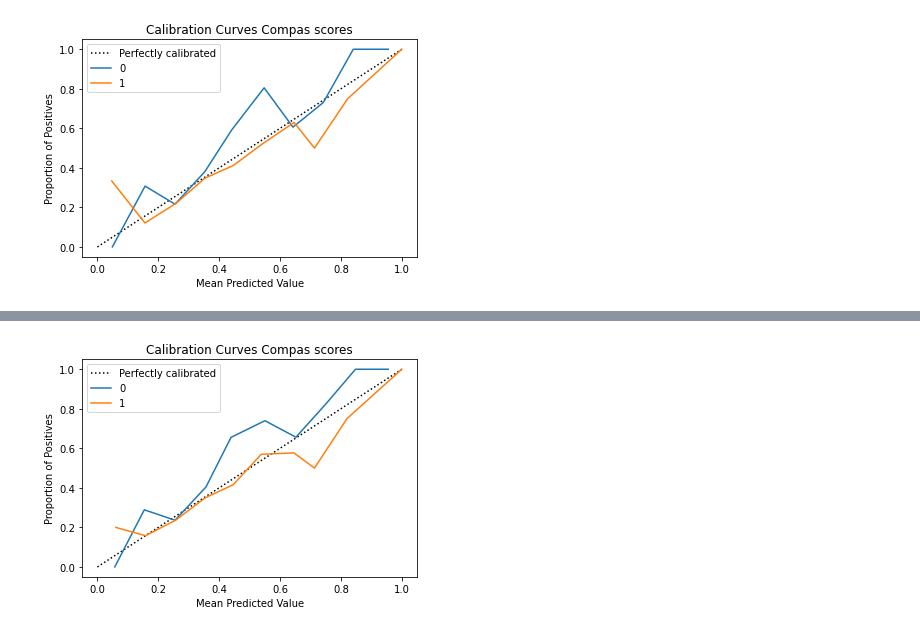
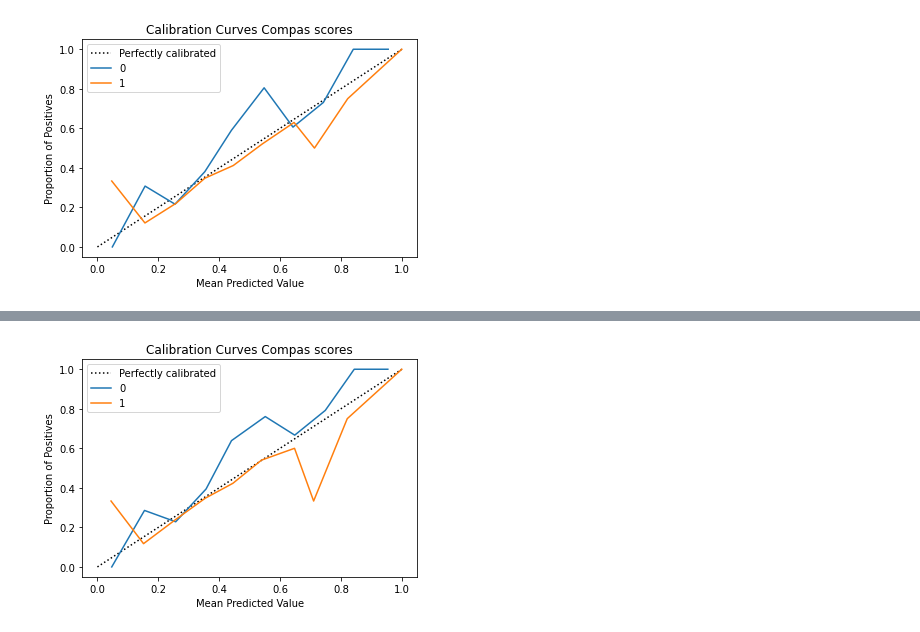
Before and after one commit to youkkka/Thesis-Experiments, a Jupyter notebook: Compas_experiment.ipynb, the cells around one changed output, grey strips where cells are left out. Cells and saved outputs as stored; diff of their text form; code cells hidden in the pictures.

```diff
--- a/Compas_experiment.ipynb
+++ b/Compas_experiment.ipynb
@@ -137,0 +142,5 @@ data = compas_bin
+# %%
+compas['sex'] = (compas['sex'] == 'Male').astype(int) # Male = 1, Female = 0
+compas['race'] = (compas['race'] == 'Caucasian').astype(int) # Caucasian = 1, African-American = 0
+compas['c_charge_degree'] = (compas['c_charge_degree'] == 'F').astype(int) # F = 1, M = 0
+compas.nunique() # Check if there are any other values
@@ -196,4 +190,4 @@ X = data.drop(columns=['two_year_recid'])
 # Train test split
 rs = 0 # Random State
 
-trainset, testset = train_test_split(data, test_size=0.25, random_state=rs)
+trainset, testset = train_test_split(compas, test_size=0.25, random_state=rs)
@@ -322,0 +220,2 @@ X_train2 = newdata.drop(columns=['two_year_recid'])
+# %%
+empty = trainset[trainset['two_year_recid'] == 3]
@@ -341,6 +376,18 @@ RidgeClassifier(random_state=0)
 # %%
-def print_metrics(modelRG):
+def lr_metrics(traindataset):
+    '''
+    Logistic regression model metrics
+    '''
+
+    y_train = traindataset['two_year_recid']
+    X_train = traindataset.drop(columns=['two_year_recid'])
+
+    modelRG = RidgeClassifier(random_state=rs) # Logistic Regression Ridge
+
+    modelRG.fit(X_train, y_train)
+
     y_pred = modelRG.predict(X_test)
+    y_pp = modelRG.decision_function(X_test)
 
     cm = confusion_matrix(y_test, y_pred)
 
@@ -394,7 +441,18 @@ def print_metrics(modelRG):
 
 
 
-def print_calib(modelRG):
+def print_calib(traindataset):
+    '''
+    Logistic regression calibration
+    '''
+
+    y_train = traindataset['two_year_recid']
+    X_train = traindataset.drop(columns=['two_year_recid'])
+
+    modelRG = RidgeClassifier(random_state=rs) # Logistic Regression Ridge
+
+    modelRG.fit(X_train, y_train)
+
     y_pp = modelRG.decision_function(X_test)
 
     plt.plot([0, 1], [0, 1], "k:", label="Perfectly calibrated")
@@ -472,4 +530,4 @@ equalized odds diff: 0.08
 # %%
-print_calib(modelRG2)
+print_calib(data_naive_oversampling)
 # %% [output]
-[figure, old version]
+[figure, new version]
```
Also changed, not shown: parts of 61 cells of this notebook.
